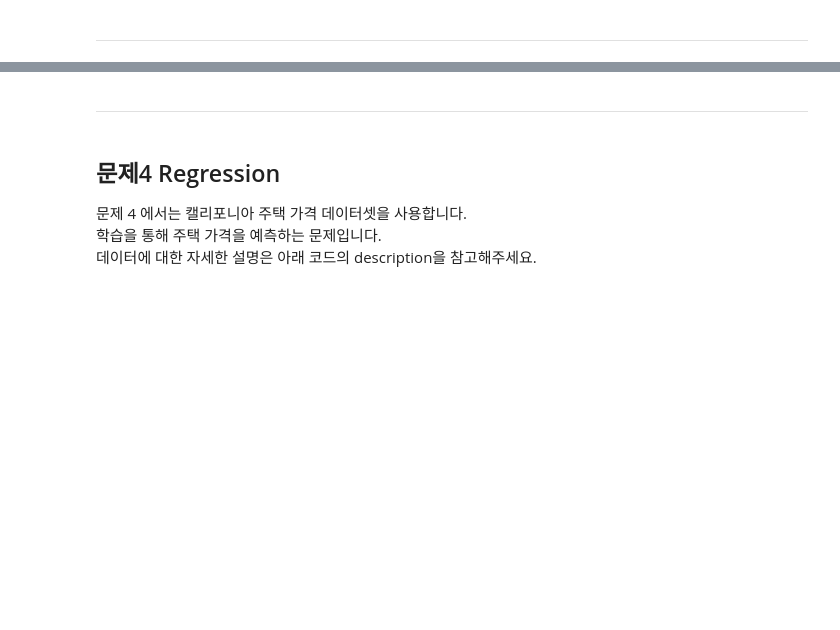
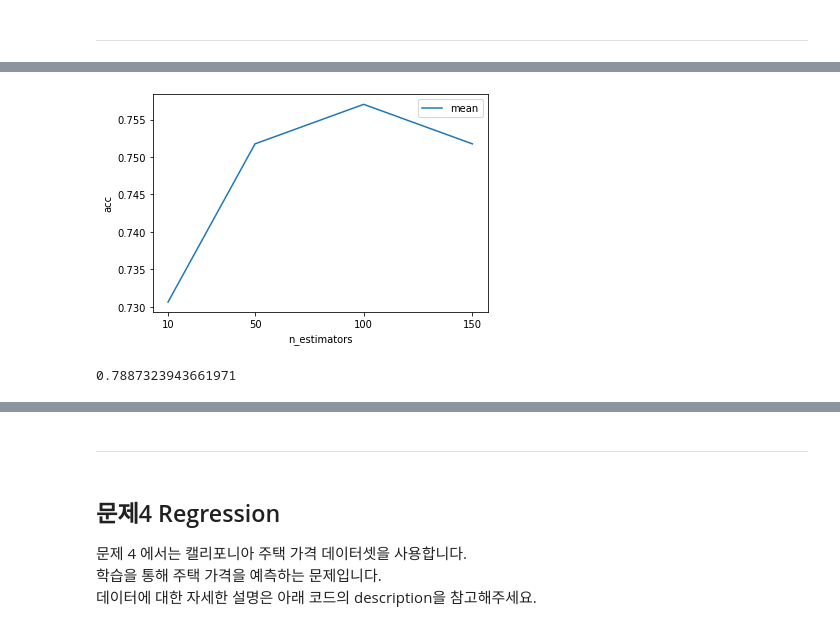
Before and after one commit to skck0226/2022S-ML, a Jupyter notebook: HW3_ipynb의_사본.ipynb, the cells around one changed output, grey strips where cells are left out. Drawn from its saved outputs; the diff is of its cells as text; code cells hidden in the pictures; blank space fills up the shorter version.

```diff
--- a/HW3_ipynb의_사본.ipynb
+++ b/HW3_ipynb의_사본.ipynb
@@ -142,0 +284,30 @@ y_test's shape :  (71,)
+# %%
+### 문제 3-2 ###
+## 코드 작성 ##
+from sklearn.ensemble import RandomForestClassifier
+from sklearn.model_selection import LeaveOneOut
+n_estimators = [10, 50, 100, 150]
+
+mean = []
+
+# cv 중 least one out 기법을 적용하여 cv 수행 후 각 파라미터 별 평균 validation 구함
+for i in n_estimators:
+  clf = RandomForestClassifier(i)
+  cv = cross_val_score(clf, X_train, y_train, cv=LeaveOneOut())
+  mean.append(np.mean(cv))
+
+# 파라미터 별 평균 validatoin 그래프로 나타냄 최적의 파라미터 결정
+plt.xlabel('n_estimators')
+plt.ylabel('acc')
+plt.xticks(n_estimators)
+plt.plot(n_estimators, mean, label = "mean")
+plt.legend()
+plt.show()
+# %% [output]
+[figure, added]
+# %%
+clf = RandomForestClassifier(50)
+clf.fit(X_train, y_train)
+clf.score(X_test, y_test)
+# %% [output]
+0.7887323943661971
```
Also changed, not shown: parts of 36 cells of this notebook.
